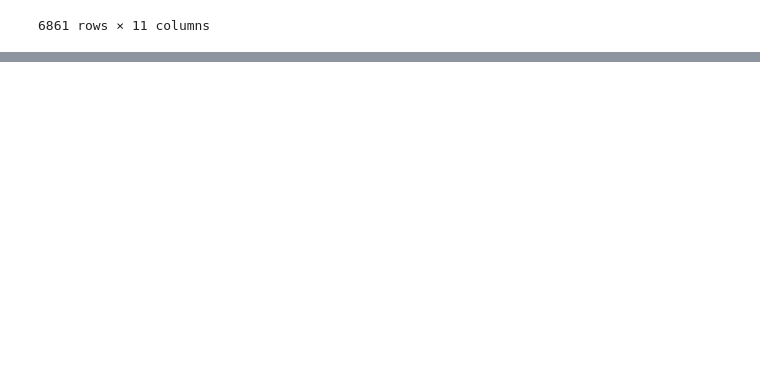
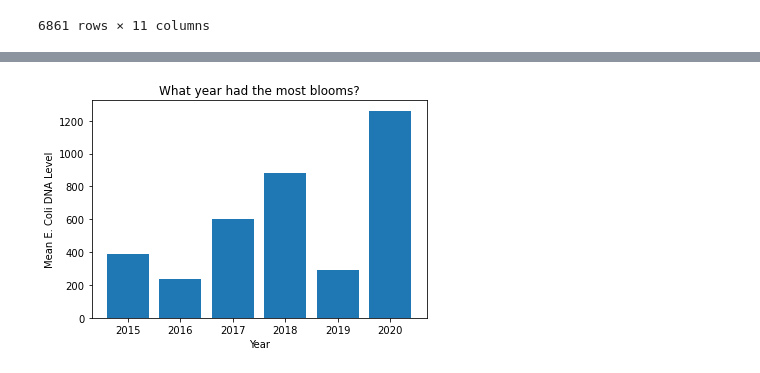
Before and after one commit to ander1908/Bootcamp_Project1, a Jupyter notebook: Emma.ipynb, the cells around one changed output, grey strips where cells are left out. Drawn from its saved outputs; the diff is of its cells as text; code cells hidden in the pictures; blank space fills up the shorter version.

```diff
--- a/Emma.ipynb
+++ b/Emma.ipynb
@@ -55,3 +114,2 @@ dnadata
 # %%
-dnadata['year'] = pd.DatetimeIndex(dnadata['Sample Date']).year
-dnadata
+dnadata["Year"] = pd.DatetimeIndex(dnadata["Date"]).year
@@ -73,0 +125,2 @@ dnadata
+# %%
+groupedyear_d = dnadata.groupby(["Year"])
@@ -73,0 +149,3 @@ dnadata
+# %%
+dna_yaxis = groupedyear_d["DNA Reading Mean"].mean()
+dna_yaxis
@@ -73,0 +161,12 @@ dnadata
+# %%
+dna_xaxis = ["2015", "2016", "2017", "2018", "2019", "2020"]
+# %%
+plt.bar(dna_xaxis, dna_yaxis)
+
+plt.title("What year had the most blooms?")
+plt.xlabel("Year")
+plt.ylabel("Mean E. Coli DNA Level")
+
+plt.show()
+# %% [output]
+[figure, added]
```
Also changed, not shown: parts of 25 cells of this notebook, 1 other file.
